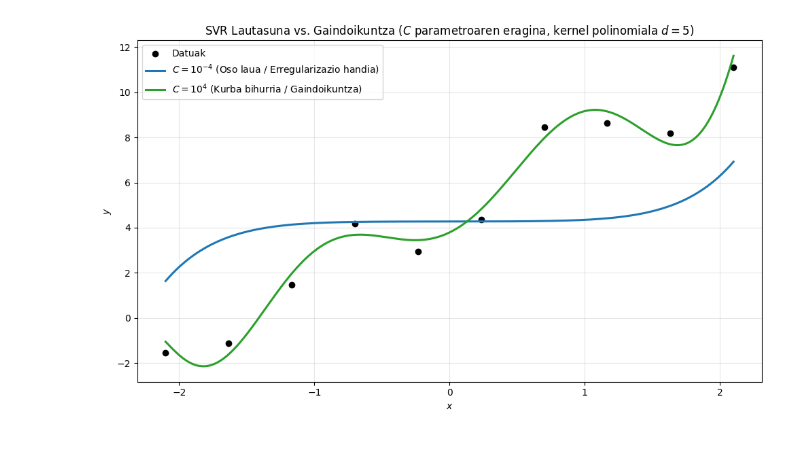
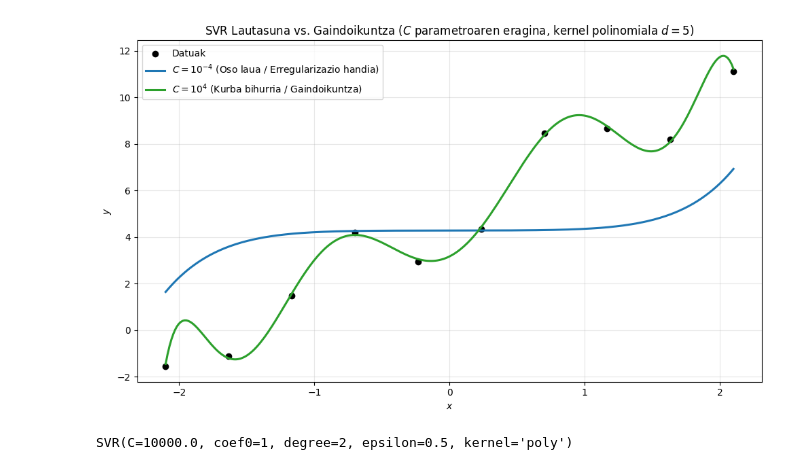
Before and after one commit to mpenagar/Egungo-Programazio-Teknikak, a Jupyter notebook: other/SVR_L2_Gaindoikuntza.ipynb, the cells around one changed output. Saved outputs shown, nothing was run; the diff lists cells and outputs as text; code cells hidden in the pictures.

```diff
--- a/other/SVR_L2_Gaindoikuntza.ipynb
+++ b/other/SVR_L2_Gaindoikuntza.ipynb
@@ -16,32 +16,38 @@ X_plot = np.linspace(-2.1, 2.1, 300).reshape(-1, 1)
 # 2. Bi SVR eredu sortu kernel polinomialarekin eta C ezberdinekin
 C_values = [1e-4, 1e4]
 colors = ['#1f77b4', '#2ca02c']
 linestyles = ['-', '-']
 labels = [
     r'$C = 10^{-4}$ (Oso laua / Erregularizazio handia)',
     r'$C = 10^{4}$ (Kurba bihurria / Gaindoikuntza)'
 ]
 
 plt.figure(figsize=(10, 6))
 
 # Jatorrizko puntuak
 plt.scatter(X, y, color='black', label='Datuak')
 
 # Eredu bakoitza doitu eta marraztu
 for C, color, ls, label in zip(C_values, colors, linestyles, labels):
-    model = SVR(kernel='poly', degree=8, coef0=1, C=C, epsilon=0.5)
+    model = SVR(kernel='poly', degree=8, coef0=1, C=C)
     model.fit(X, y)
     y_pred = model.predict(X_plot)
 
     plt.plot(X_plot, y_pred, color=color, linestyle=ls, linewidth=2.2, label=label)
 
 # 3. Grafikoaren itxura
 plt.title(r'SVR Lautasuna vs. Gaindoikuntza ($C$ parametroaren eragina, kernel polinomiala $d=5$)')
 plt.xlabel('$x$')
 plt.ylabel('$y$')
 plt.grid(True, alpha=0.3)
 plt.legend()
 plt.tight_layout()
 plt.show()
 # %% [output]
-[figure, old version]
+[figure, new version]
+# %%
+
+model = SVR(kernel='poly', degree=2, coef0=1, C=C, epsilon=0.5)
+model.fit(X, y)
+# %% [output]
+SVR(C=10000.0, coef0=1, degree=2, epsilon=0.5, kernel='poly')
```
Also changed, not shown: parts of 1 cell of this notebook, 2 other files.
